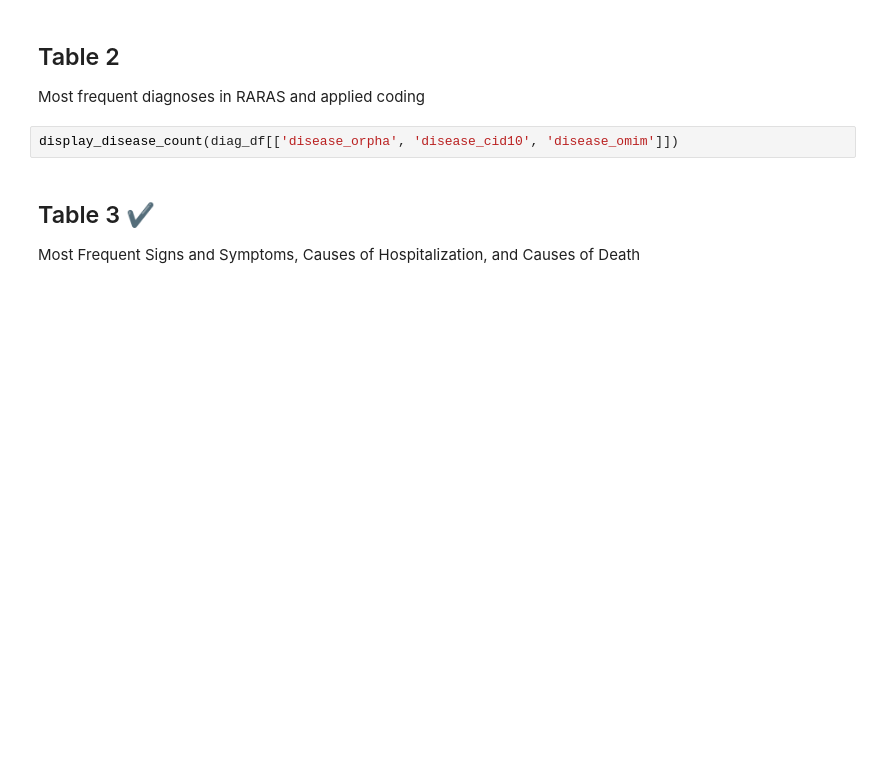
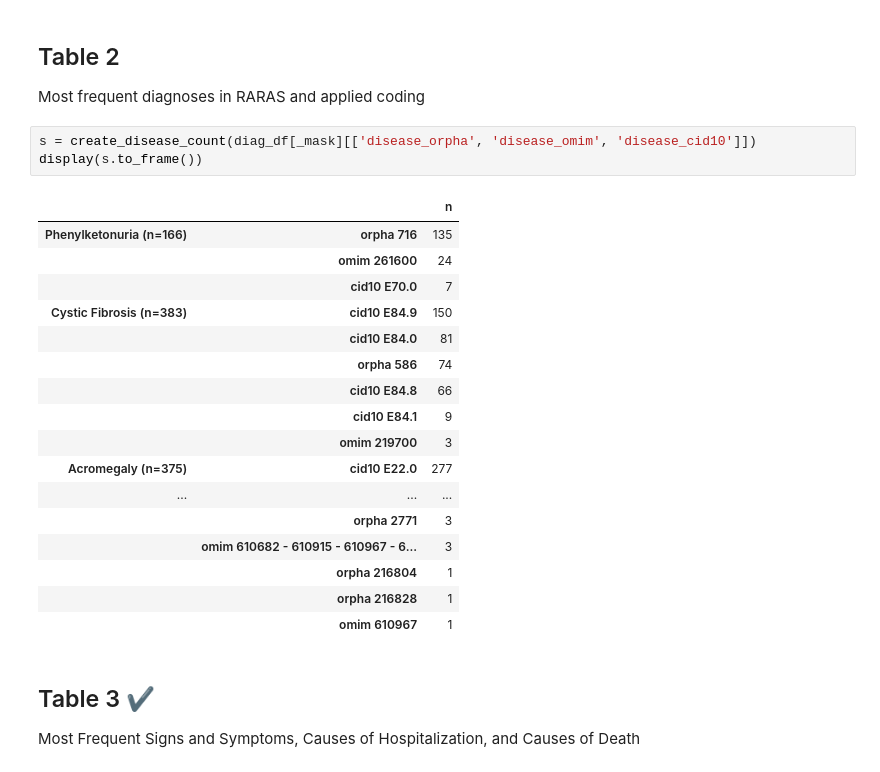
Before and after one commit to RARAS-BR/retrospective_manuscript, a Jupyter notebook: descriptive_analysis.ipynb, the cells around one changed output. Cells and saved outputs as stored; diff of their text form; blank space fills up the shorter version.

```diff
--- a/descriptive_analysis.ipynb
+++ b/descriptive_analysis.ipynb
@@ -338,7 +338,26 @@ create_descriptive_table(id_df, ['color_or_race', 'sex', 'birth_region', 'reside
 ## Table 2
 Most frequent diagnoses in RARAS and applied coding
 # %%
-display_disease_count(diag_df[['disease_orpha', 'disease_cid10', 'disease_omim']])
+s = create_disease_count(diag_df[_mask][['disease_orpha', 'disease_omim', 'disease_cid10']])
+display(s.to_frame())
+# %% [output]
+|  |  | n |
+| Phenylketonuria (n=166) | orpha 716 | 135 |
+|  | omim 261600 | 24 |
+|  | cid10 E70.0 | 7 |
+| Cystic Fibrosis (n=383) | cid10 E84.9 | 150 |
+|  | cid10 E84.0 | 81 |
+|  | orpha 586 | 74 |
+|  | cid10 E84.8 | 66 |
+|  | cid10 E84.1 | 9 |
+|  | omim 219700 | 3 |
+| Acromegaly (n=375) | cid10 E22.0 | 277 |
+| ... | ... | ... |
+|  | orpha 2771 | 3 |
+|  | omim 610682 - 610915 - 610967 - 6... | 3 |
+|  | orpha 216804 | 1 |
+|  | orpha 216828 | 1 |
+|  | omim 610967 | 1 |
 # %% [markdown]
 ## Table 3 ✔
 Most Frequent Signs and Symptoms, Causes of Hospitalization, and Causes of Death
```
Also changed, not shown: parts of 9 cells of this notebook, 2 other files.
